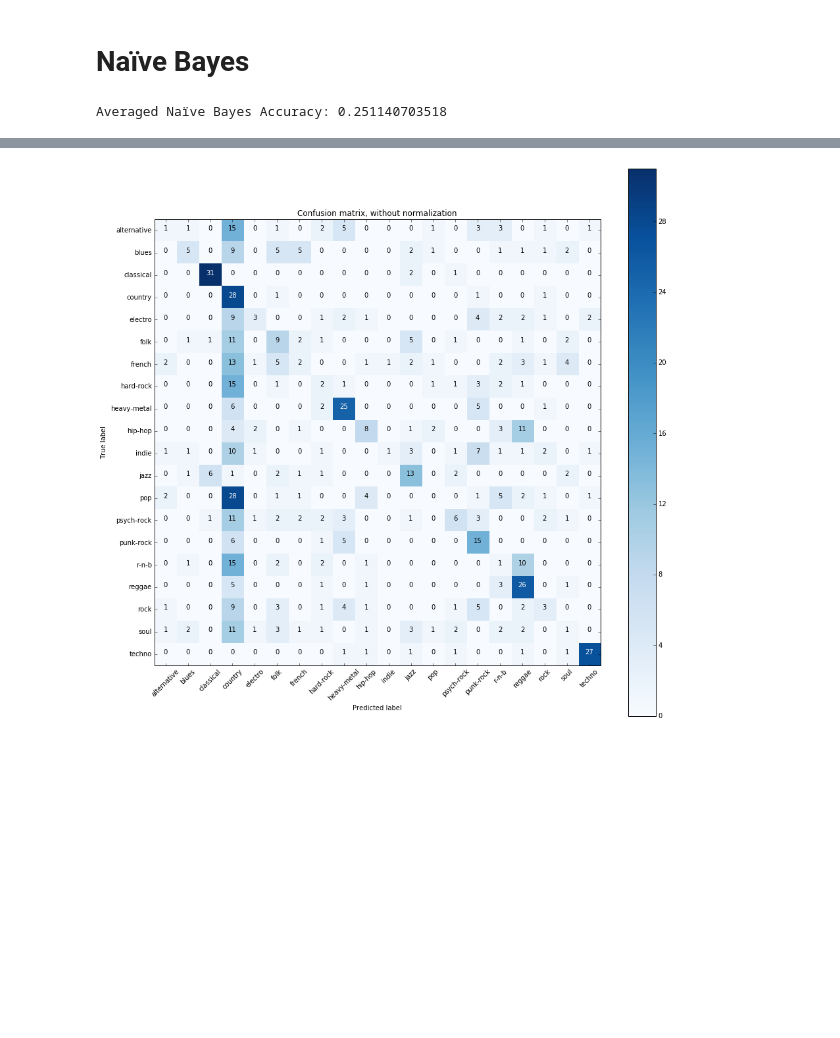
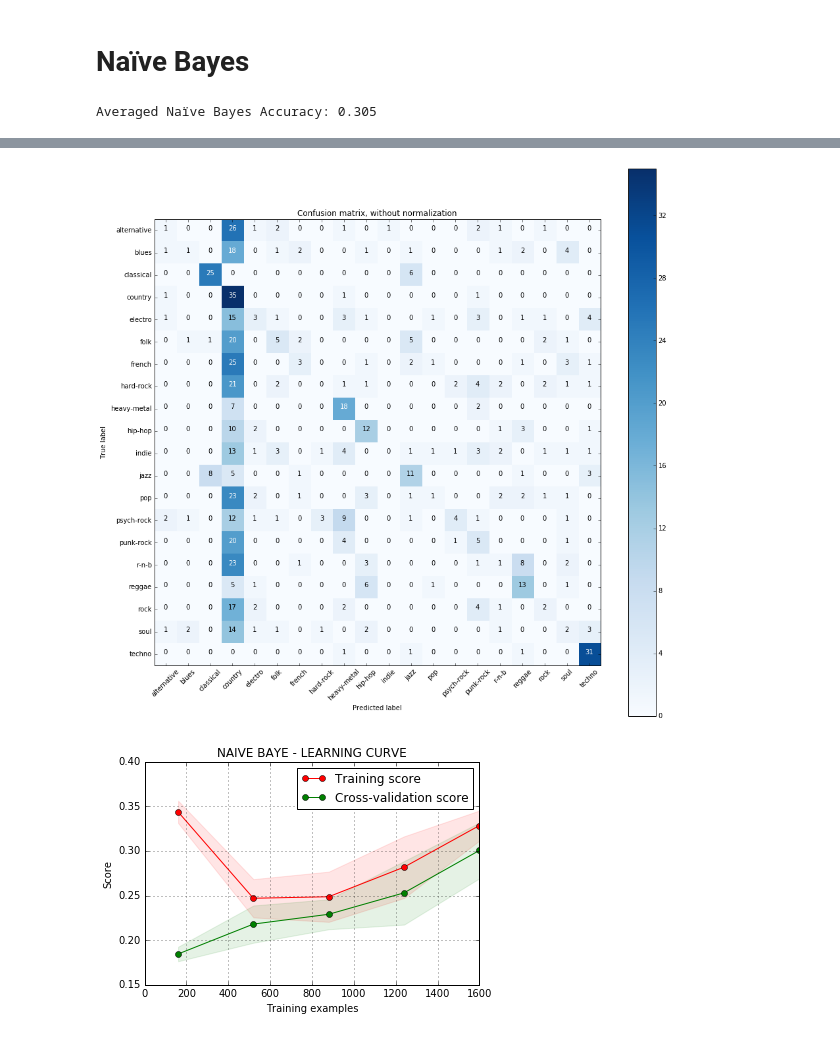
Before and after one commit to AelHenri/Genrify, a Jupyter notebook: Genrify_models.ipynb, the cells around one changed output, grey strips where cells are left out. Drawn from its saved outputs; the diff is of its cells as text; code cells hidden in the pictures; blank space fills up the shorter version.

```diff
--- a/Genrify_models.ipynb
+++ b/Genrify_models.ipynb
@@ -15,6 +15,7 @@ import numpy as np
 import matplotlib.pyplot as plt
 
 data = pd.read_csv("music_collection.csv")
+data = data.iloc[np.random.permutation(len(data))]
 pd_attributes = data.loc[:,'acousticness':'valence']
 attributes = np.array(pd_attributes)
 
@@ -213,9 +289,9 @@ Averaged Decision Tree Accuracy: 0.251140703518
 from sklearn.naive_bayes import GaussianNB
 
 NB_model = GaussianNB()
-cross_val_score(NB_model, sc_attributes, target_multinomial,cv=10)
+NB_acc_scores = cross_val_score(NB_model, sc_attributes, target_multinomial,cv=10)
 
-avg_NB_acc = np.mean(tree_acc_scores)
+avg_NB_acc = np.mean(NB_acc_scores)
 print("Averaged Naïve Bayes Accuracy: " + str(avg_NB_acc))
 
 NB_fitted = NB_model.fit(x_train, y_train)
@@ -226,5 +302,9 @@ cnf_NB = confusion_matrix(y_test, y_pred_NB)
 
 plot_confusion_matrix(cnf_NB, classes=GENRES,
                       title='Confusion matrix, without normalization')
+
+#train_sizes, train_scores, valid_scores = learning_curve(
+#            GaussianNB(), sc_attributes, target_multinomial, train_sizes=[50, 80, 110], cv=5)
+plot_learning_curve(GaussianNB(), "NAIVE BAYE - LEARNING CURVE", sc_attributes, target_multinomial, cv=5, n_jobs=4)
 # %% [output]
-Averaged Naïve Bayes Accuracy: 0.251140703518
+Averaged Naïve Bayes Accuracy: 0.305
@@ -231 +312,2 @@ Averaged Naïve Bayes Accuracy: 0.251140703518
-[figure, old version]
+[figure, new version]
+[figure, added]
```
Also changed, not shown: parts of 9 cells of this notebook.
